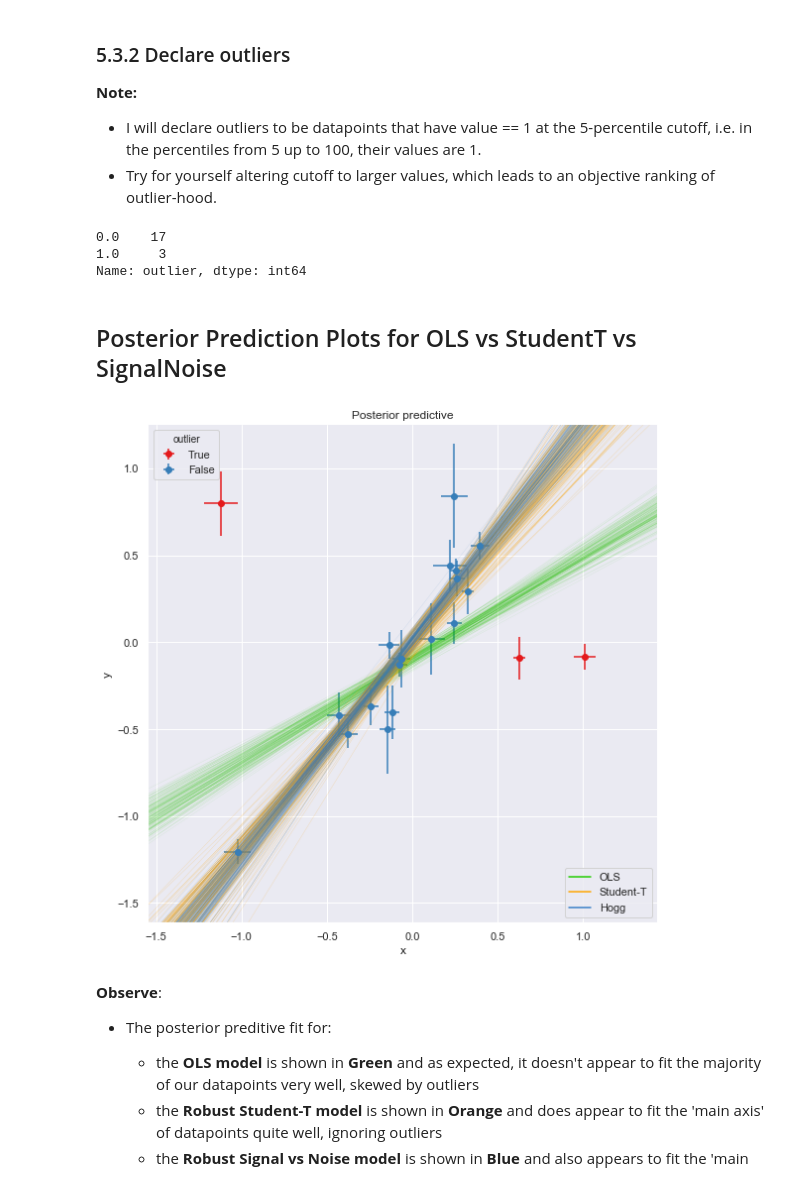
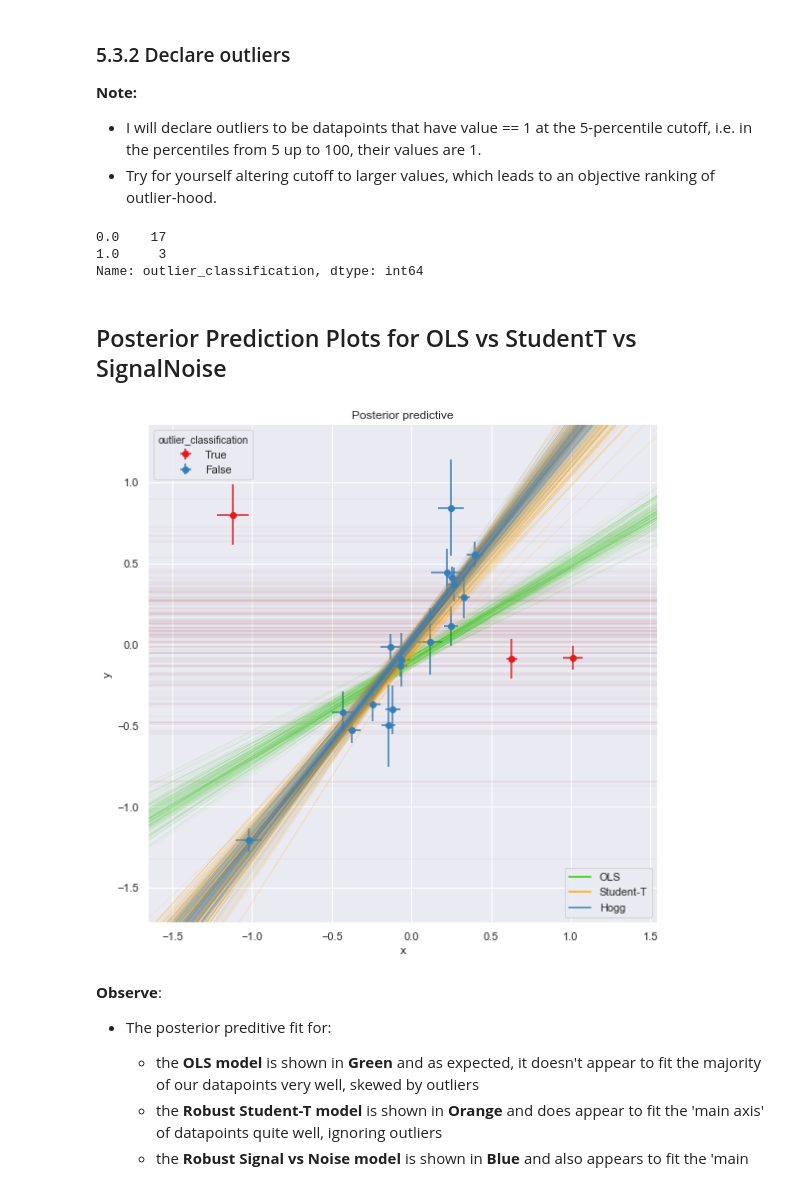
Before and after one commit to jonsedar/pymc3_examples, a Jupyter notebook: notebooks/glm-robust-regression-with-outlier-detection.ipynb, the cells around one changed output. Saved outputs shown, nothing was run; the diff lists cells and outputs as text; code cells hidden in the pictures.

Commit message:
added outlier posterior dist

```diff
--- a/notebooks/glm-robust-regression-with-outlier-detection.ipynb
+++ b/notebooks/glm-robust-regression-with-outlier-detection.ipynb
@@ -485,13 +480,13 @@ with pm.Model() as mdl_signoise:
     b1 = pm.Normal('b1_slope', mu=0, sigma=10, testval=pm.floatX(1.))
 
     # linear model for mean for inliers
-    y_est_in = b0 + b1 * tsv_x
+    y_est_in = b0 + b1 * tsv_x                                                    # (n, )
 
-    # proposed and unknown mean for outliers
-    y_est_out = pm.Normal('y_est_out', mu=0, sigma=100, testval=pm.floatX(1.))
+    # proposed mean for all outliers
+    y_est_out = pm.Normal('y_est_out', mu=0, sigma=10, testval=pm.floatX(1.))    # (1, )
 
     # weakly informative prior for additional variance for outliers
-    sigma_y_out = pm.HalfNormal('sigma_y_out', sigma=100, testval=pm.floatX(1.))
+    sigma_y_out = pm.HalfNormal('sigma_y_out', sigma=1, testval=pm.floatX(1.))  # (1, )
 
     # create in/outlier distributions to get a logp evaluated on the observed y
     # this is not strictly a pymc3 likelihood, but behaves like one when we
@@ -506,9 +501,9 @@ with pm.Model() as mdl_signoise:
     frac_outliers = pm.Uniform('frac_outliers', lower=0.0, upper=.5)
     is_outlier = pm.Bernoulli('is_outlier', p=frac_outliers,
                       shape=tsv_x.eval().shape[0],
-                      testval=(np.random.rand(tsv_x.eval().shape[0]) < 0.1) * 1)
+                      testval=(np.random.rand(tsv_x.eval().shape[0]) < 0.4) * 1)
 
-    # Custom likelihood restated as an (unobserved) Potential
+    # Non-sampled Potential evaluates the Normal.dist.logp's
     potential = pm.Potential('obs', ((1-is_outlier) * inlier_logp).sum() +
                              (is_outlier * outlier_logp).sum())
 # %% [markdown]
@@ -586,46 +579,53 @@ The 95% cutoff we choose is subjective and arbitrary, but I prefer it for now, s
 + Try for yourself altering cutoff to larger values, which leads to an objective ranking of outlier-hood.
 # %%
 cutoff = .05
-dfhoggs['outlier'] = np.quantile(trc_signoise['is_outlier'], cutoff, axis=0)
-dfhoggs['outlier'].value_counts()
+dfhoggs['outlier_classification'] = np.quantile(trc_signoise['is_outlier'], cutoff, axis=0)
+dfhoggs['outlier_classification'].value_counts()
 # %% [output]
 0.0    17
 1.0     3
-Name: outlier, dtype: int64
+Name: outlier_classification, dtype: int64
 # %% [markdown]
 ## Posterior Prediction Plots for OLS vs StudentT vs SignalNoise
 # %%
-g = sns.FacetGrid(dfhoggs, height=8, hue='outlier', hue_order=[True,False],
+g = sns.FacetGrid(dfhoggs, height=8, hue='outlier_classification', hue_order=[True, False],
                   palette='Set1', legend_out=False)
 
-lm = lambda x, samp: samp['b0_intercept'] + samp['b1_slope'] * x
+# plot hogg outlier posterior distribution
+outlier_mean = lambda x, s: s['y_est_out'] * x ** 0
+pm.plot_posterior_predictive_glm(trc_signoise, lm=outlier_mean,
+            eval=np.linspace(-3, 3, 10), samples=200,
+            color='#AA5555', alpha=.3) # sns.color_palette('Set1').as_hex()[0]
 
-pm.plot_posterior_predictive_glm(trc_ols,
-        eval=np.linspace(-3, 3, 10), lm=lm, samples=200, color='#22CC00', alpha=.2)
+# plot the 3 model (inlier) posterior distributions
+lm = lambda x,s: s['b0_intercept'] + s['b1_slope'] * x
+
+pm.plot_posterior_predictive_glm(trc_ols, lm=lm,
+            eval=np.linspace(-3, 3, 10), samples=200, color='#22CC00', alpha=.2)
 
 pm.plot_posterior_predictive_glm(trc_studentt, lm=lm,
-        eval=np.linspace(-3, 3, 10), samples=200, color='#FFA500', alpha=.5)
+            eval=np.linspace(-3, 3, 10), samples=200, color='#FFA500', alpha=.5)
 
 pm.plot_posterior_predictive_glm(trc_signoise, lm=lm,
-        eval=np.linspace(-3, 3, 10), samples=200, color='#357EC7', alpha=.3)
+            eval=np.linspace(-3, 3, 10), samples=200, color='#357EC7', alpha=.3)
 
-ols_line = Line2D([0], [0], color='#22CC00')
-studentt_line = Line2D([0], [0], color='#FFA500')
-hogg_line = Line2D([0], [0], color='#357EC7')
-line_legend = plt.legend([ols_line, studentt_line, hogg_line], ['OLS', 'Student-T', 'Hogg'], loc=4)
+line_legend = plt.legend([Line2D([0], [0], color='#22CC00'),
+                          Line2D([0], [0], color='#FFA500'),
+                          Line2D([0], [0], color='#357EC7')],
+                         ['OLS', 'Student-T', 'Hogg'], loc=4)
 plt.gca().add_artist(line_legend)
 
 _ = g.map(plt.errorbar, 'x', 'y', 'sigma_y', 'sigma_x', marker="o", ls='').add_legend()
 
 ## create xlims ylims for plotting
-x_ptp = np.ptp(dfhoggs['x'])/5
-y_ptp = np.ptp(dfhoggs['y'])/5
+x_ptp = np.ptp(dfhoggs['x'].values)/4
+y_ptp = np.ptp(dfhoggs['y'].values)/4
 xlims = (dfhoggs['x'].min()-x_ptp, dfhoggs['x'].max()+x_ptp)
 ylims = (dfhoggs['y'].min()-y_ptp, dfhoggs['y'].max()+y_ptp)
 _ = g.axes[0][0].set_xlim(xlims)
 _ = g.axes[0][0].set_ylim(ylims)
 # %% [output]
-[figure, old version]
+[figure, new version]
 # %% [markdown]
 **Observe**:
 
```
Also changed, not shown: parts of 21 cells of this notebook.
